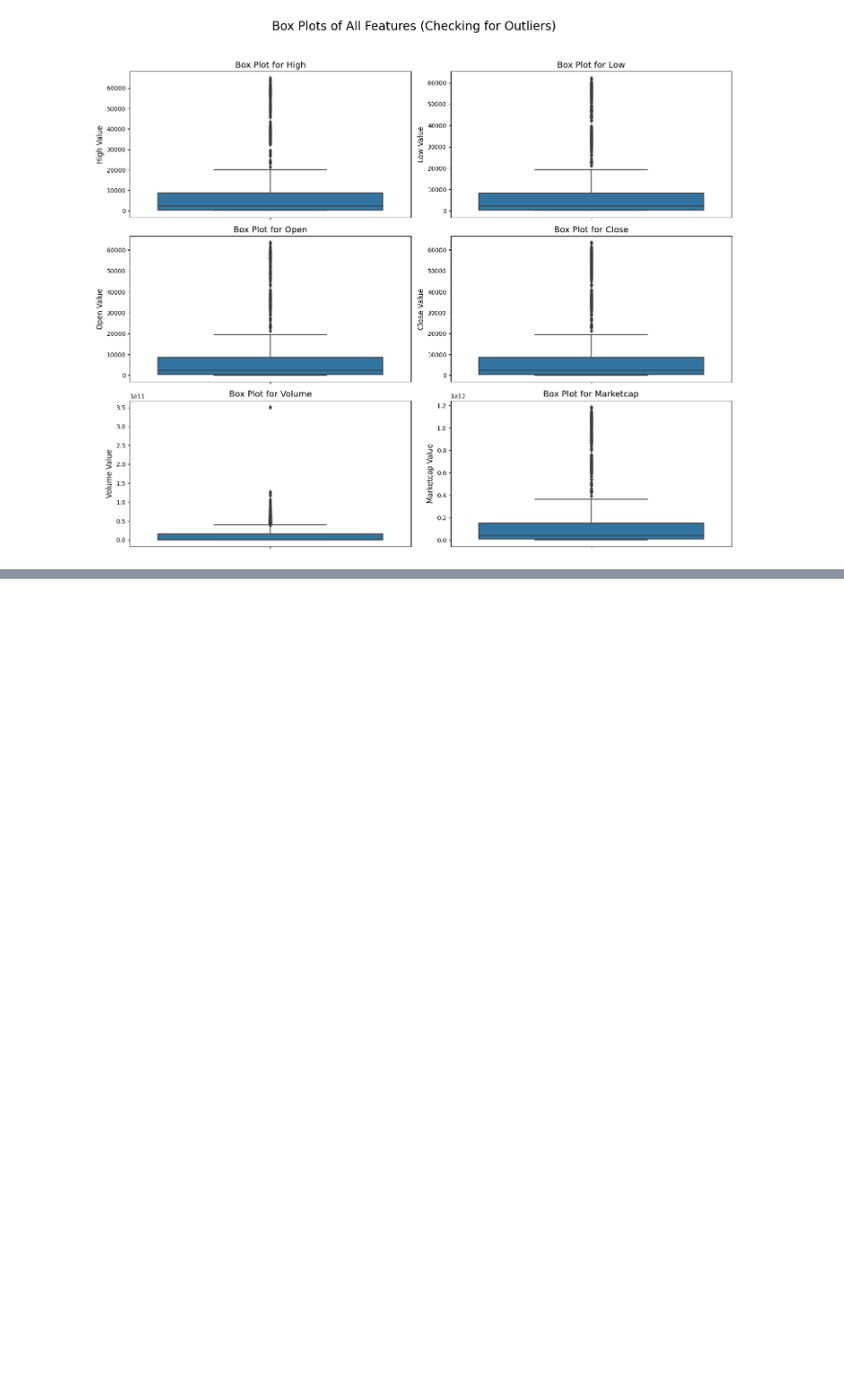
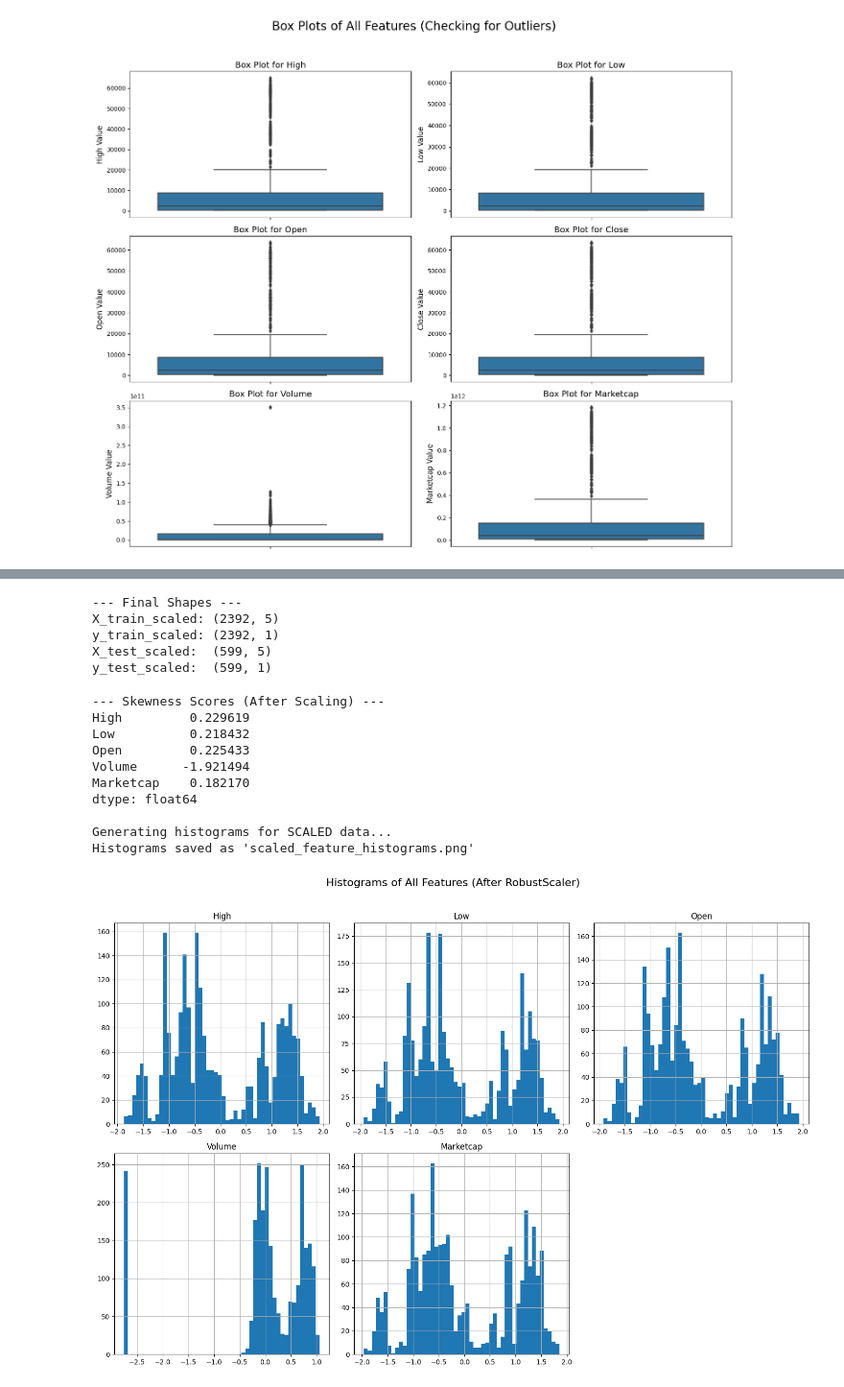
Before and after one commit to NurAlamNahidSarkar/bitcoinPricePrediction_ML, a Jupyter notebook: bitcoinpriceprediction.ipynb, the cells around one changed output, grey strips where cells are left out. Shown: that part at 96% size. Drawn from its saved outputs; the diff is of its cells as text; code cells hidden in the pictures; blank space fills up the shorter version.

Commit message:
Kaggle Notebook | BitcoinPricePrediction | Version 3

```diff
--- a/bitcoinpriceprediction.ipynb
+++ b/bitcoinpriceprediction.ipynb
@@ -364,3 +364,22 @@ print(f"Box plots saved as '{filename}'")
 Generating box plots...
 Box plots saved as 'feature_box_plots.png'
 [figure]
+# %%
+bitcoin_df = bitcoin_df.sort_values(by='Date')
+
+X = bitcoin_df.drop(['Close', 'Date'], axis=1)
+y = bitcoin_df['Close']
+
+test_size = 0.2
+
+split_index = int(len(X) * (1 - test_size))
+
+X_train = X.iloc[:split_index]
+X_test = X.iloc[split_index:]
+
+y_train = y.iloc[:split_index]
+y_test = y.iloc[split_index:]
+
+print(f"X_train shape: {X_train.shape}")
+print(f"X_test shape: {X_test.shape}")
+print(f"Data split at: {X_train.index.max()} (Train) and {X_test.index.min()} (Test)")
@@ -366,0 +456,52 @@ Box plots saved as 'feature_box_plots.png'
+# %%
+print("\n--- Final Shapes ---")
+print(f"X_train_scaled: {X_train_scaled.shape}")
+print(f"y_train_scaled: {y_train_scaled.shape}")
+print(f"X_test_scaled:  {X_test_scaled.shape}")
+print(f"y_test_scaled:  {y_test_scaled.shape}")
+# %% [output]
+--- Final Shapes ---
+X_train_scaled: (2392, 5)
+y_train_scaled: (2392, 1)
+X_test_scaled:  (599, 5)
+y_test_scaled:  (599, 1)
+# %%
+import pandas as pd
+import matplotlib.pyplot as plt
+
+# --- Assumes 'X_train' (DataFrame) and 'X_train_scaled' (NumPy array) exist ---
+
+# 1. Convert the scaled NumPy array back into a DataFrame
+#    We use the columns from the original X_train
+df_scaled = pd.DataFrame(X_train_scaled, columns=X_train.columns)
+
+# 2. Get the list of columns to plot (all columns in the scaled DataFrame)
+columns_to_check = df_scaled.columns
+
+# 3. Check the skewness scores *after* scaling
+print("--- Skewness Scores (After Scaling) ---")
+skew_values = df_scaled[columns_to_check].skew()
+print(skew_values)
+
+# 4. Generate the histograms
+print("\nGenerating histograms for SCALED data...")
+df_scaled[columns_to_check].hist(bins=50, figsize=(15, 10), layout=(2, 3))
+
+plt.suptitle("Histograms of All Features (After RobustScaler)", fontsize=16, y=1.02)
+plt.tight_layout() # Prevents plots from overlapping
+
+# Save the plot
+plt.savefig('scaled_feature_histograms.png')
+print("Histograms saved as 'scaled_feature_histograms.png'")
+# %% [output]
+--- Skewness Scores (After Scaling) ---
+High         0.229619
+Low          0.218432
+Open         0.225433
+Volume      -1.921494
+Marketcap    0.182170
+dtype: float64
+
+Generating histograms for SCALED data...
+Histograms saved as 'scaled_feature_histograms.png'
+[figure, added]
```
Also changed, not shown: parts of 5 cells of this notebook.
